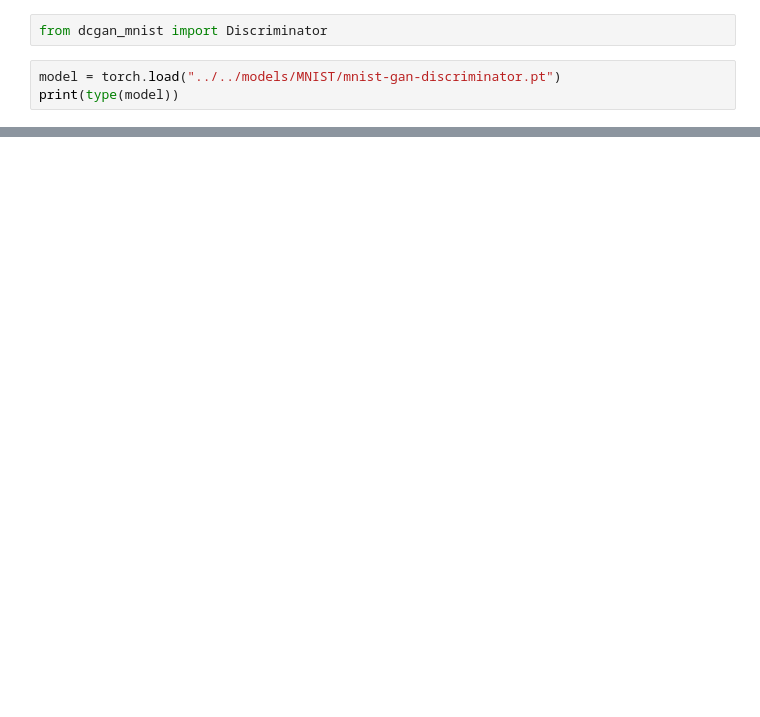
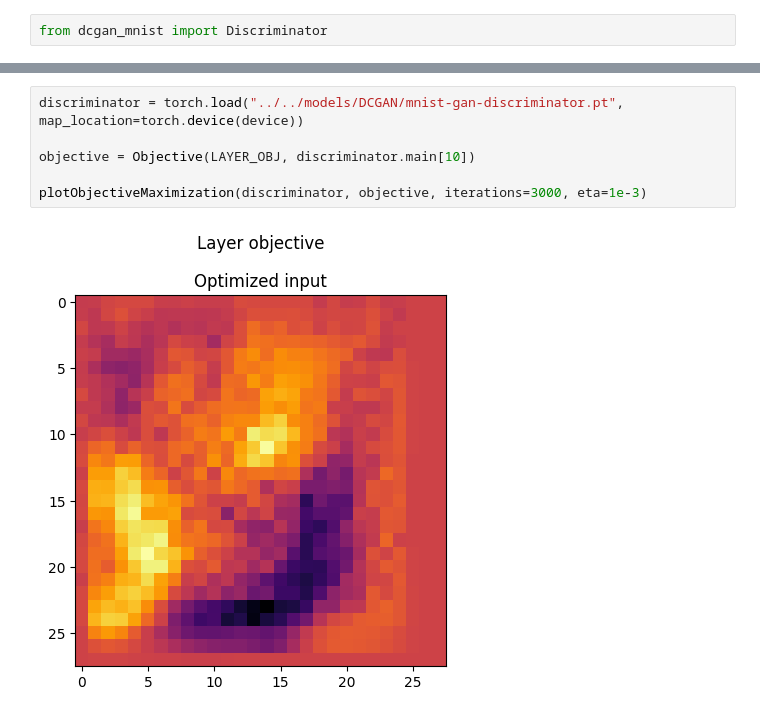
Before and after one commit to pyroxenite/audio-neural-dissection, a Jupyter notebook: code/notebooks/visualisation.ipynb, the cells around one changed output, grey strips where cells are left out. Drawn from its saved outputs; the diff is of its cells as text; blank space fills up the shorter version.

```diff
--- a/code/notebooks/visualisation.ipynb
+++ b/code/notebooks/visualisation.ipynb
@@ -18,5 +37,2 @@ device = "cuda" if torch.cuda.is_available() else "cpu"
 # %%
 from dcgan_mnist import Discriminator
-# %%
-model = torch.load("../../models/MNIST/mnist-gan-discriminator.pt")
-print(type(model))
@@ -94,0 +163,8 @@ Conv2d(1, 64, kernel_size=(5, 5), stride=(2, 2), bias=False)
+# %%
+discriminator = torch.load("../../models/DCGAN/mnist-gan-discriminator.pt", map_location=torch.device(device))
+
+objective = Objective(LAYER_OBJ, discriminator.main[10])
+
+plotObjectiveMaximization(discriminator, objective, iterations=3000, eta=1e-3)
+# %% [output]
+[figure, added]
```
Also changed, not shown: parts of 13 cells of this notebook.
